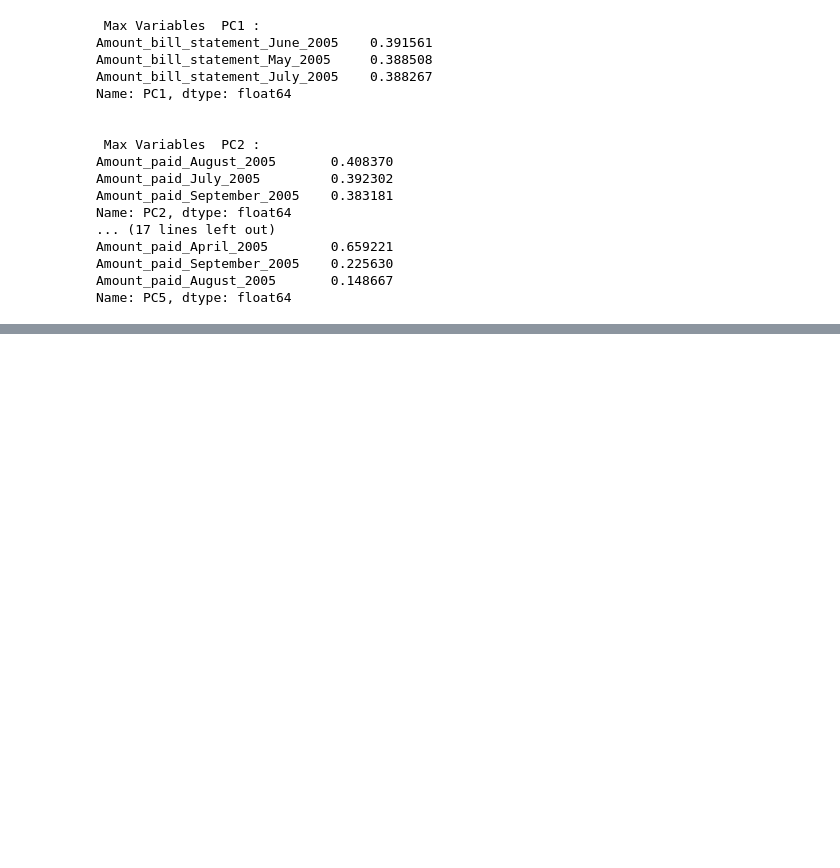
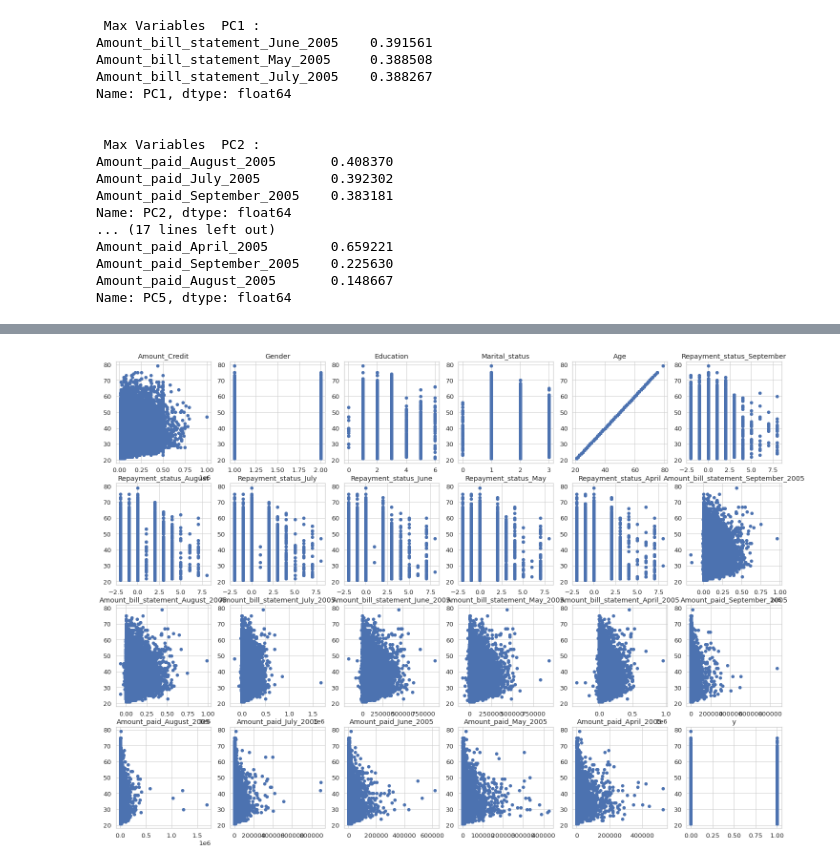
Before and after one commit to PosgradoMNA/actividades-de-aprendizaje-JulioperezA01793880, a Jupyter notebook: visualizacion_DS_Julio_perez_AA01793880.ipynb, the cells around one changed output, grey strips where cells are left out. Cells and saved outputs as stored; diff of their text form; code cells hidden in the pictures; blank space fills up the shorter version.

```diff
--- a/visualizacion_DS_Julio_perez_AA01793880.ipynb
+++ b/visualizacion_DS_Julio_perez_AA01793880.ipynb
@@ -345,0 +352,21 @@ plt.show()
+# %%
+fig, axs = plt.subplots(4, 6, figsize=(25, 18))
+
+for i in range(0,6):
+    plt.subplot(4, 6, i+1)
+    plt.scatter(df[variables[i]], df['Age'])
+    plt.title(variables[i])
+
+    plt.subplot(4, 6, i+7)
+    plt.scatter(df[variables[i+6]], df['Age'])
+    plt.title(variables[i+6])
+
+    plt.subplot(4, 6, i+13)
+    plt.scatter(df[variables[i+12]], df['Age'])
+    plt.title(variables[i+12])
+
+    plt.subplot(4, 6, i+19)
+    plt.scatter(df[variables[i+18]], df['Age'])
+    plt.title(variables[i+18])
+# %% [output]
+[figure, added]
```
Also changed, not shown: parts of 4 cells of this notebook.
